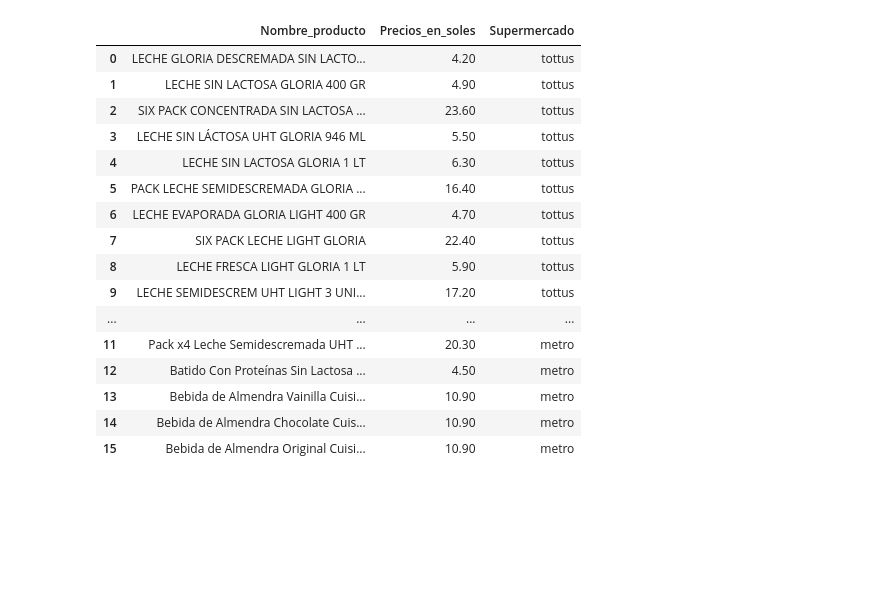
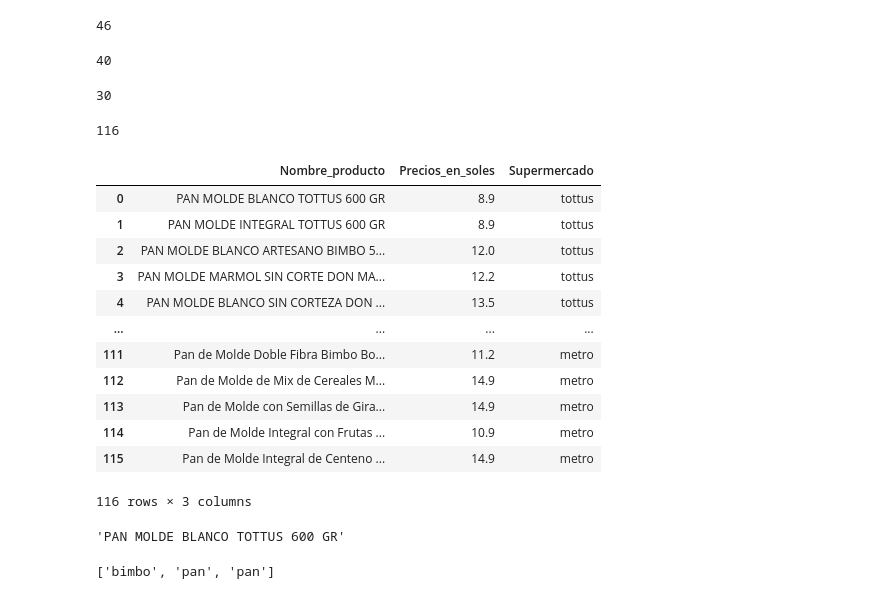
Before and after one commit to rmCamilo-Mendez/TRABAJO-FINAL-LP2, a Jupyter notebook: TRABAJO FINAL.ipynb, the cells around one changed output. Saved outputs shown, nothing was run; the diff lists cells and outputs as text; code cells hidden in the pictures; blank space fills up the shorter version.

```diff
--- a/TRABAJO FINAL.ipynb
+++ b/TRABAJO FINAL.ipynb
@@ -158,2 +180,0 @@ precios_plazavea
-# %%
-df_plazavea=pd.DataFrame({"Nombre_producto":nombre_plasavea,"Precios_en_soles ":precios_plazavea, "Supermercado":["plazavea"]*len(nombre_plasavea) , "referencia":referencia_plasavea })
@@ -252,0 +253,12 @@ df_tottus
+# %%
+len(df_tottus) #mostramos por cuantas filas esta compuesta la tabla de tottus
+# %% [output]
+46
+# %%
+len(df_plazavea) #mostramos por cuantas filas esta compuesta la tabla de plazavea
+# %% [output]
+40
+# %%
+len(df_metro) #mostramos por cuantas filas esta compuesta la tabla de metro
+# %% [output]
+30
@@ -252,0 +267,4 @@ df_tottus
+# %%
+len(df_total)
+# %% [output]
+116
@@ -253 +273,21 @@ df_tottus
+# %%
+df_total
+# %% [output]
+|  | Nombre_producto | Precios_en_soles | Supermercado |
+| 0 | PAN MOLDE BLANCO TOTTUS 600 GR | 8.9 | tottus |
+| 1 | PAN MOLDE INTEGRAL TOTTUS 600 GR | 8.9 | tottus |
+| 2 | PAN MOLDE BLANCO ARTESANO BIMBO 5... | 12.0 | tottus |
+| 3 | PAN MOLDE MARMOL SIN CORTE DON MA... | 12.2 | tottus |
+| 4 | PAN MOLDE BLANCO SIN CORTEZA DON ... | 13.5 | tottus |
+| ... | ... | ... | ... |
+| 111 | Pan de Molde Doble Fibra Bimbo Bo... | 11.2 | metro |
+| 112 | Pan de Molde de Mix de Cereales M... | 14.9 | metro |
+| 113 | Pan de Molde con Semillas de Gira... | 14.9 | metro |
+| 114 | Pan de Molde Integral con Frutas ... | 10.9 | metro |
+| 115 | Pan de Molde Integral de Centeno ... | 14.9 | metro |
+116 rows × 3 columns
+# %%
+df_total["Nombre_producto"][0]
+# %% [output]
+'PAN MOLDE BLANCO TOTTUS 600 GR'
 # %%
@@ -255,23 +294 @@ import numpy as np
 import pandas as pd
-# %%
-lista_producto = pd.concat([df_tottus, df_plazavea, df_metro])
-#lista_producto["Precios_en_soles"] = chr(lista_producto["Precios_en_soles"])
-lista_producto
-# %% [output]
-|  | Nombre_producto | Precios_en_soles | Supermercado |
-| 0 | LECHE GLORIA DESCREMADA SIN LACTO... | 4.20 | tottus |
-| 1 | LECHE SIN LACTOSA GLORIA 400 GR | 4.90 | tottus |
-| 2 | SIX PACK CONCENTRADA SIN LACTOSA ... | 23.60 | tottus |
-| 3 | LECHE SIN LÁCTOSA UHT GLORIA 946 ML | 5.50 | tottus |
-| 4 | LECHE SIN LACTOSA GLORIA 1 LT | 6.30 | tottus |
-| 5 | PACK LECHE SEMIDESCREMADA GLORIA ... | 16.40 | tottus |
-| 6 | LECHE EVAPORADA GLORIA LIGHT 400 GR | 4.70 | tottus |
-| 7 | SIX PACK LECHE LIGHT GLORIA | 22.40 | tottus |
-| 8 | LECHE FRESCA LIGHT GLORIA 1 LT | 5.90 | tottus |
-| 9 | LECHE SEMIDESCREM UHT LIGHT 3 UNI... | 17.20 | tottus |
-| ... | ... | ... | ... |
-| 11 | Pack x4 Leche Semidescremada UHT ... | 20.30 | metro |
-| 12 | Batido Con Proteínas Sin Lactosa ... | 4.50 | metro |
-| 13 | Bebida de Almendra Vainilla Cuisi... | 10.90 | metro |
-| 14 | Bebida de Almendra Chocolate Cuis... | 10.90 | metro |
-| 15 | Bebida de Almendra Original Cuisi... | 10.90 | metro |
@@ -282,0 +295,4 @@ writer.save()
+# %%
+filtros
+# %% [output]
+['bimbo', 'pan', 'pan']
```
Also changed, not shown: parts of 105 cells of this notebook.
